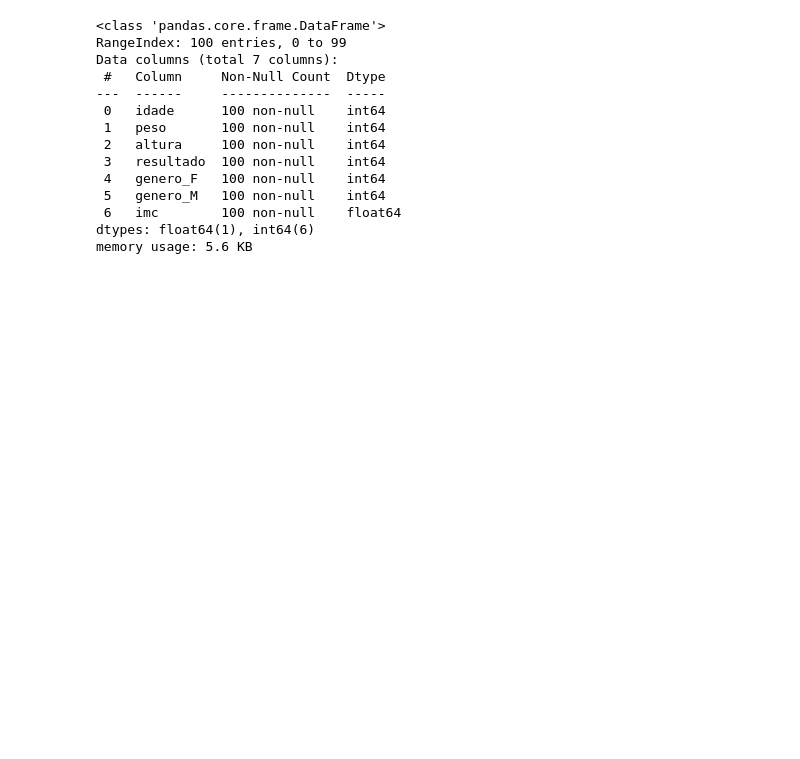
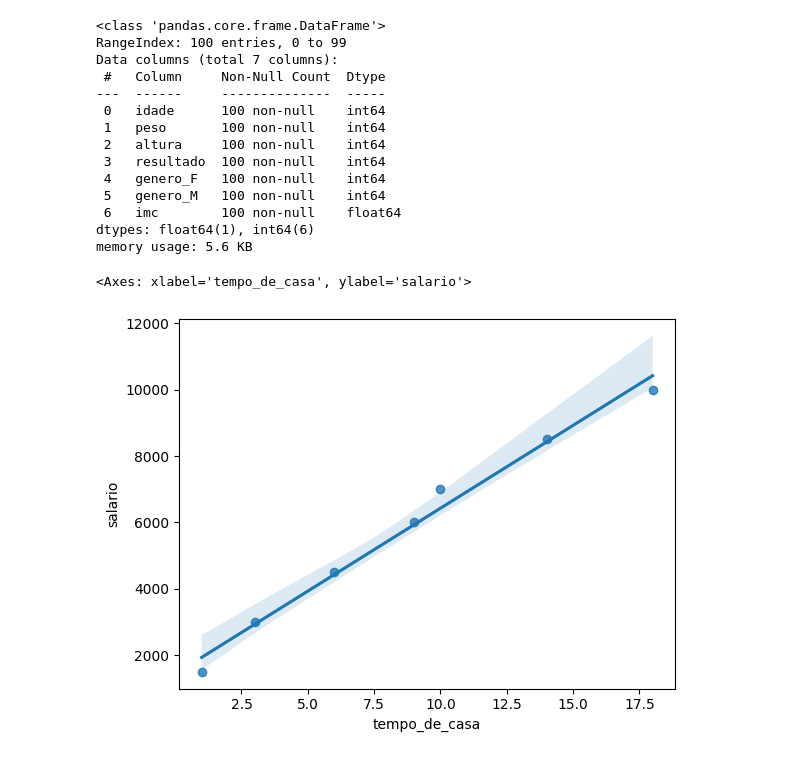
Before and after one commit to Italovini223/modelo_diabetes, a Jupyter notebook: modelo_diabets.ipynb, the cells around one changed output. Saved outputs shown, nothing was run; the diff lists cells and outputs as text; code cells hidden in the pictures; blank space fills up the shorter version.

```diff
--- a/modelo_diabets.ipynb
+++ b/modelo_diabets.ipynb
@@ -142,3 +142,12 @@ Data columns (total 7 columns):
  6   imc        100 non-null    float64
 dtypes: float64(1), int64(6)
 memory usage: 5.6 KB
+# %%
+dict_regressao = {'tempo_de_casa': [1, 3, 6, 9, 10, 14, 18], 'salario': [1500, 3000, 4500, 6000, 7000, 8500, 10000]}
+# %%
+df_regressao_simpples = pd.DataFrame.from_dict(dict_regressao)
+# %%
+sns.regplot(data=df_regressao_simpples, x='tempo_de_casa', y='salario')
+# %% [output]
+<Axes: xlabel='tempo_de_casa', ylabel='salario'>
+[figure, added]
```
Also changed, not shown: parts of 19 cells of this notebook, 2 other files.
